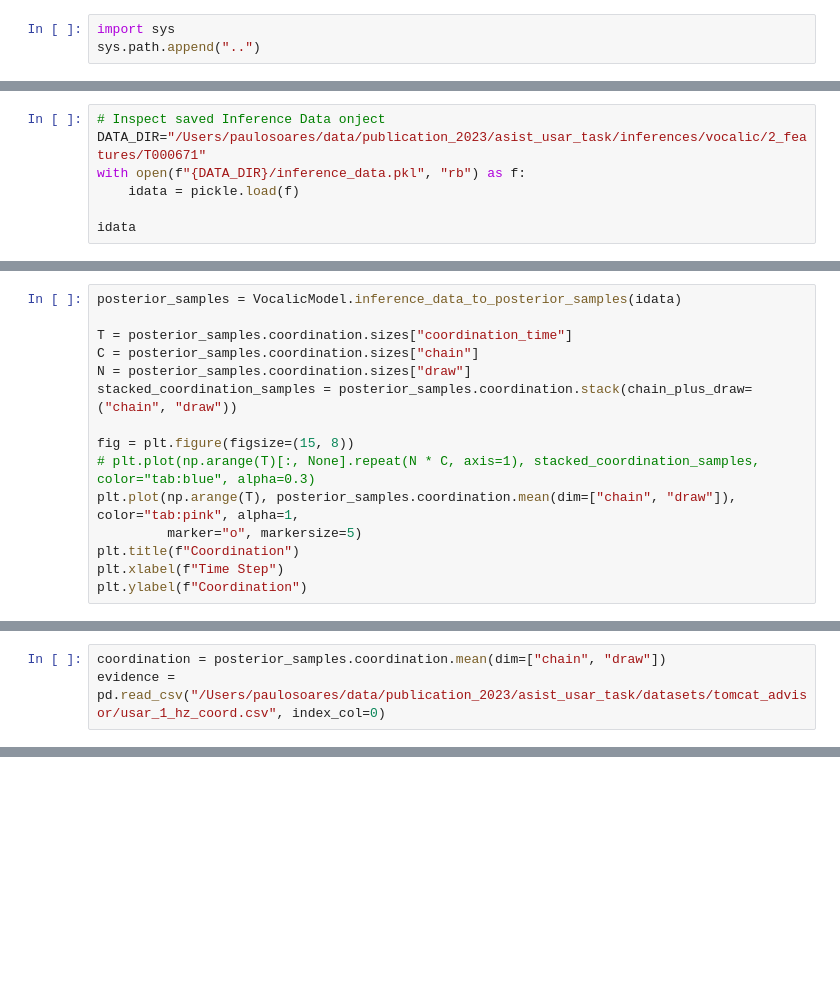
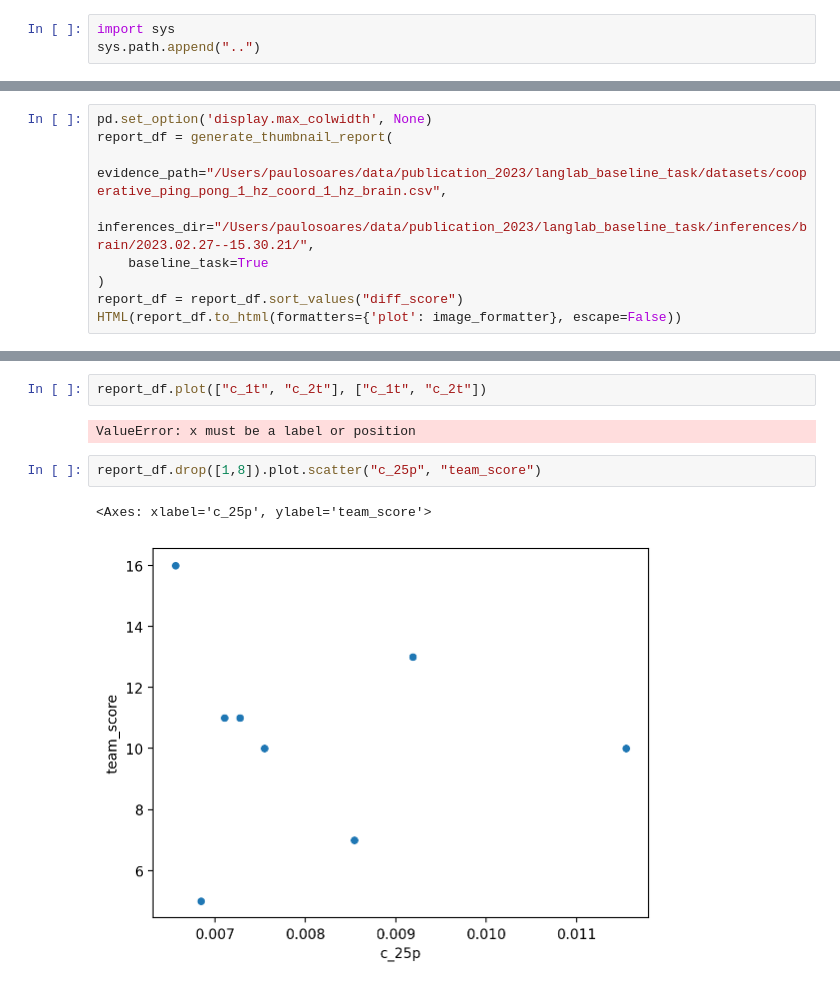
Before and after one commit to paulosoaresua/tomcat-coordination_analysis, a Jupyter notebook: notebooks/Publication 2023.ipynb, the cells around one changed output, grey strips where cells are left out. Cells and saved outputs as stored; diff of their text form; blank space fills up the shorter version.

```diff
--- a/notebooks/Publication 2023.ipynb
+++ b/notebooks/Publication 2023.ipynb
@@ -15,8 +22 @@ import pickle
 from coordination.model.vocalic_model import VocalicModel
-# %%
-# Inspect saved Inference Data onject
-DATA_DIR="/Users/paulosoares/data/publication_2023/asist_usar_task/inferences/vocalic/2_features/T000671"
-with open(f"{DATA_DIR}/inference_data.pkl", "rb") as f:
-    idata = pickle.load(f)
-
-idata
@@ -50,15 +22,0 @@ Coordinates:
-# %%
-posterior_samples = VocalicModel.inference_data_to_posterior_samples(idata)
-
-T = posterior_samples.coordination.sizes["coordination_time"]
-C = posterior_samples.coordination.sizes["chain"]
-N = posterior_samples.coordination.sizes["draw"]
-stacked_coordination_samples = posterior_samples.coordination.stack(chain_plus_draw=("chain", "draw"))
-
-fig = plt.figure(figsize=(15, 8))
-# plt.plot(np.arange(T)[:, None].repeat(N * C, axis=1), stacked_coordination_samples, color="tab:blue", alpha=0.3)
-plt.plot(np.arange(T), posterior_samples.coordination.mean(dim=["chain", "draw"]), color="tab:pink", alpha=1,
-         marker="o", markersize=5)
-plt.title(f"Coordination")
-plt.xlabel(f"Time Step")
-plt.ylabel(f"Coordination")
@@ -100,3 +22,0 @@ display(HTML(df.to_html(escape=False ,formatters=format_dict)))
-# %%
-coordination = posterior_samples.coordination.mean(dim=["chain", "draw"])
-evidence = pd.read_csv("/Users/paulosoares/data/publication_2023/asist_usar_task/datasets/tomcat_advisor/usar_1_hz_coord.csv", index_col=0)
@@ -124,0 +133,9 @@ KeyError: 'avg_coordination'
+# %%
+pd.set_option('display.max_colwidth', None)
+report_df = generate_thumbnail_report(
+    evidence_path="/Users/paulosoares/data/publication_2023/langlab_baseline_task/datasets/cooperative_ping_pong_1_hz_coord_1_hz_brain.csv",
+    inferences_dir="/Users/paulosoares/data/publication_2023/langlab_baseline_task/inferences/brain/2023.02.27--15.30.21/",
+    baseline_task=True
+)
+report_df = report_df.sort_values("diff_score")
+HTML(report_df.to_html(formatters={'plot': image_formatter}, escape=False))
@@ -124,0 +144,9 @@ KeyError: 'avg_coordination'
+# %%
+report_df.plot(["c_1t", "c_2t"], ["c_1t", "c_2t"])
+# %% [output]
+ValueError: x must be a label or position
+# %%
+report_df.drop([1,8]).plot.scatter("c_25p", "team_score")
+# %% [output]
+<Axes: xlabel='c_25p', ylabel='team_score'>
+[figure, added]
```
Also changed, not shown: parts of 9 cells of this notebook.
